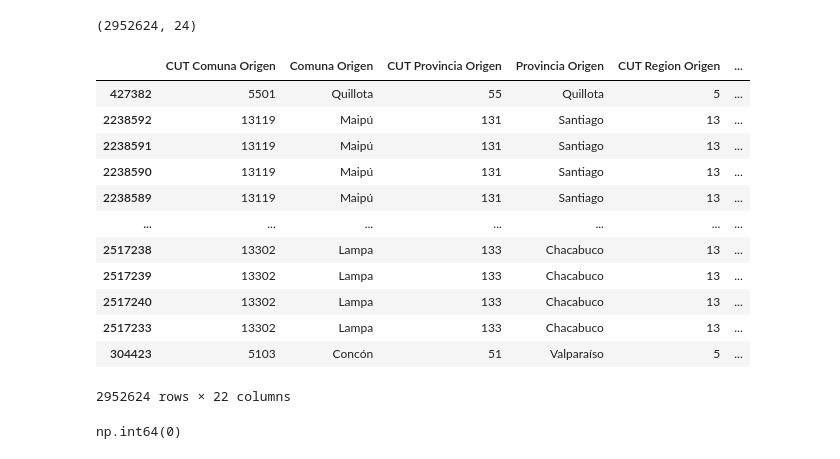
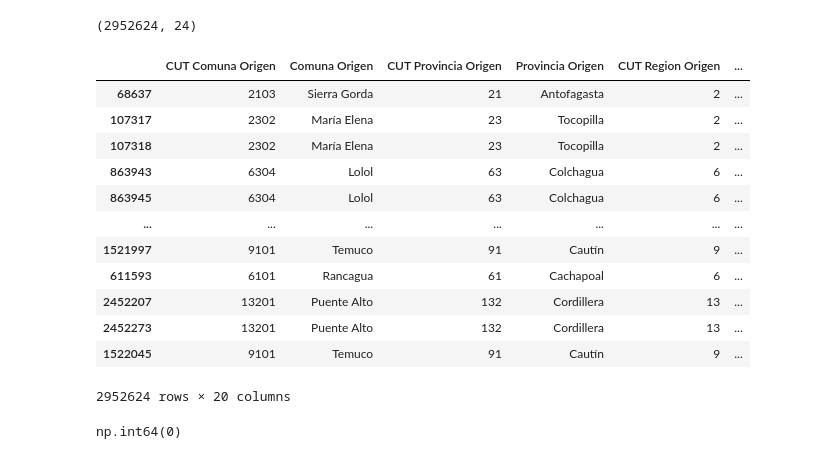
Before and after one commit to bartowen/Tour_Data_Pro, a Jupyter notebook: src/7-SegmentacionCombinacionOrigenDestino.ipynb, the cells around one changed output. Cells and saved outputs as stored; diff of their text form; code cells hidden in the pictures.

```diff
--- a/src/7-SegmentacionCombinacionOrigenDestino.ipynb
+++ b/src/7-SegmentacionCombinacionOrigenDestino.ipynb
@@ -26,30 +26,30 @@ df.shape
 (2952624, 24)
 # %%
 # Elimina las columnas 'Destino Turístico' y 'CUT Destino Turístico'
-df = df.drop(columns=['Destino Turistico', 'CUT Destino Turistico'])
+df = df.drop(columns=['Destino Turistico', 'CUT Destino Turistico','Norte a Sur Origen', 'Norte a Sur Destino'])
 # %%
 total_combinaciones_viajes = df.groupby(['CUT Comuna Origen', 'Comuna Origen', 'CUT Provincia Origen',
        'Provincia Origen', 'CUT Region Origen', 'Region Origen',
        'CUT Comuna Destino', 'Comuna Destino',
        'CUT Provincia Destino', 'Provincia Destino',
        'CUT Region Destino', 'Region Destino', 'Anio', 'CUT Mes', 'Mes',
        'CUT Temporada', 'Temporada', 'PIB Region Origen',
-       'PIB Region Destino', 'Norte a Sur Origen', 'Norte a Sur Destino'])['Viajes Ocasionales'].sum().reset_index()
-total_combinaciones_viajes.sort_values(by='Norte a Sur Destino')
+       'PIB Region Destino'])['Viajes Ocasionales'].sum().reset_index()
+total_combinaciones_viajes.sort_values(by='Viajes Ocasionales')
 # %% [output]
 |  | CUT Comuna Origen | Comuna Origen | CUT Provincia Origen | Provincia Origen | CUT Region Origen | ... |
-| 427382 | 5501 | Quillota | 55 | Quillota | 5 | ... |
-| 2238592 | 13119 | Maipú | 131 | Santiago | 13 | ... |
-| 2238591 | 13119 | Maipú | 131 | Santiago | 13 | ... |
-| 2238590 | 13119 | Maipú | 131 | Santiago | 13 | ... |
-| 2238589 | 13119 | Maipú | 131 | Santiago | 13 | ... |
+| 68637 | 2103 | Sierra Gorda | 21 | Antofagasta | 2 | ... |
+| 107317 | 2302 | María Elena | 23 | Tocopilla | 2 | ... |
+| 107318 | 2302 | María Elena | 23 | Tocopilla | 2 | ... |
+| 863943 | 6304 | Lolol | 63 | Colchagua | 6 | ... |
+| 863945 | 6304 | Lolol | 63 | Colchagua | 6 | ... |
 | ... | ... | ... | ... | ... | ... | ... |
-| 2517238 | 13302 | Lampa | 133 | Chacabuco | 13 | ... |
-| 2517239 | 13302 | Lampa | 133 | Chacabuco | 13 | ... |
-| 2517240 | 13302 | Lampa | 133 | Chacabuco | 13 | ... |
-| 2517233 | 13302 | Lampa | 133 | Chacabuco | 13 | ... |
-| 304423 | 5103 | Concón | 51 | Valparaíso | 5 | ... |
+| 1521997 | 9101 | Temuco | 91 | Cautín | 9 | ... |
+| 611593 | 6101 | Rancagua | 61 | Cachapoal | 6 | ... |
+| 2452207 | 13201 | Puente Alto | 132 | Cordillera | 13 | ... |
+| 2452273 | 13201 | Puente Alto | 132 | Cordillera | 13 | ... |
+| 1522045 | 9101 | Temuco | 91 | Cautín | 9 | ... |
-2952624 rows × 22 columns
+2952624 rows × 20 columns
 # %%
 total_combinaciones_viajes.duplicated().sum()
 # %% [output]
```
Also changed, not shown: parts of 11 cells of this notebook, 1 other file.
